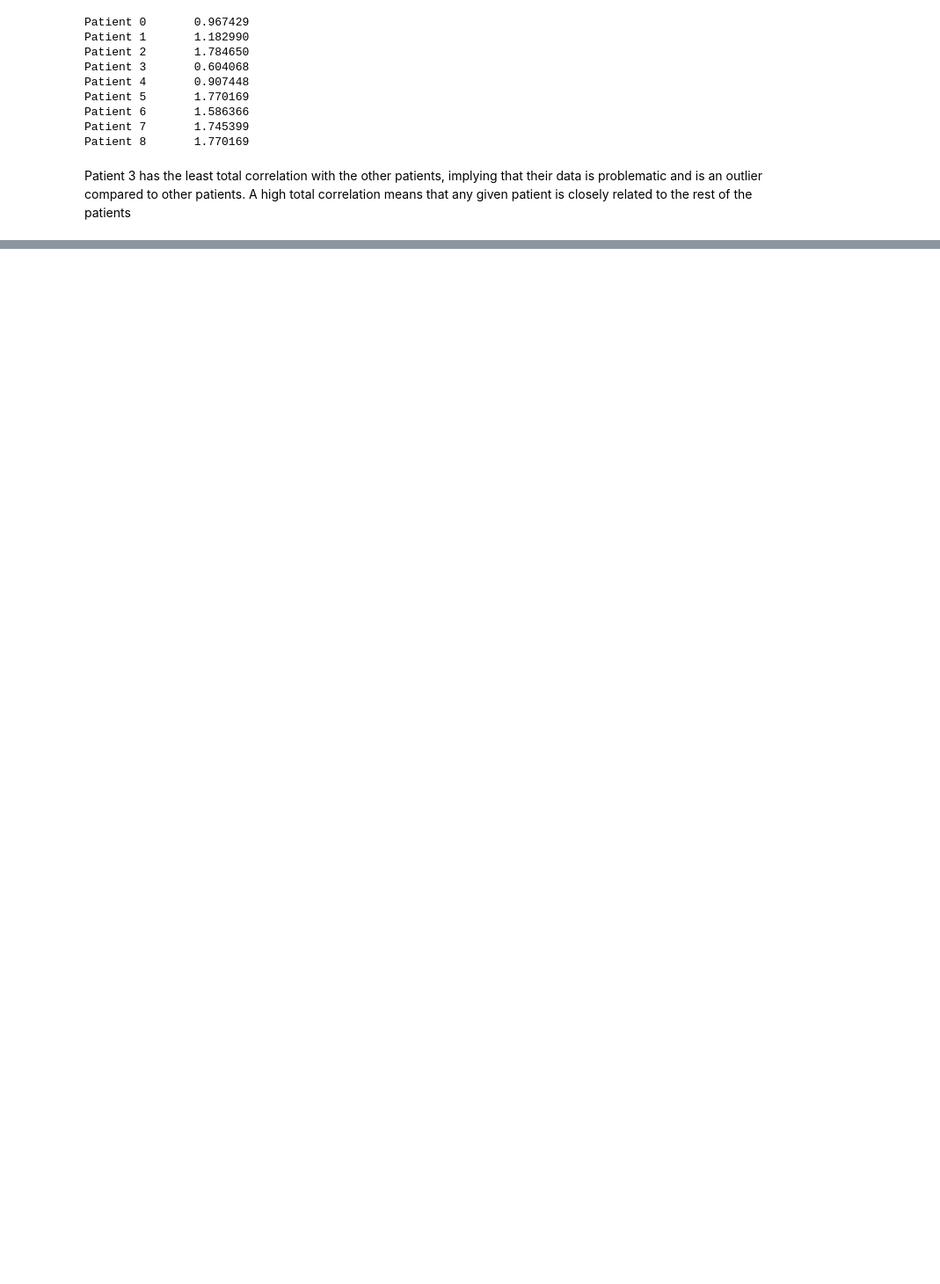
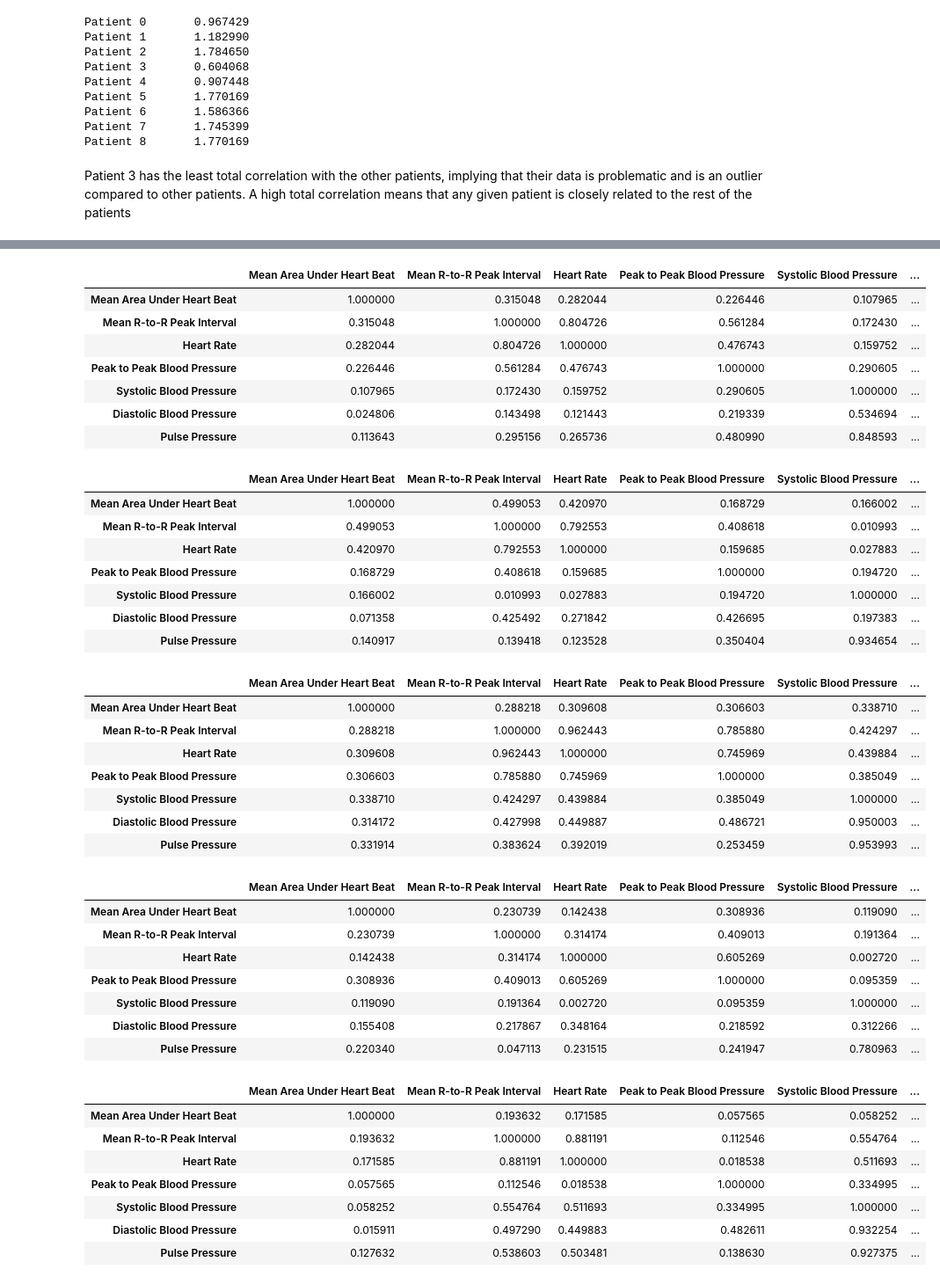
Before and after one commit to rahulsurti97/hospital_research, a Jupyter notebook: final_project.ipynb, the cells around one changed output, grey strips where cells are left out. Shown at 88% size. Cells and saved outputs as stored; diff of their text form; code cells hidden in the pictures; blank space fills up the shorter version.

```diff
--- a/final_project.ipynb
+++ b/final_project.ipynb
@@ -226,31 +558,73 @@ Patient 3 has the least total correlation with the other patients, implying that
 # %%
 # Task 2.2
 # Method 3
 
 # Eyeball the display(df) and look for three pair of features with lowest coefficient
 sum75 = 0
 sum24 = 0
 sum67 = 0
 
 # Go through each patient and compare their pair of feature coefficient
 sum_corrcoef = []
-for q in range(9):
+for patient in patient_data:
     corrcoef = []
-    for i in patient_data[0].columns:
+    for feature1 in features:
         temp = []
-        for j in patient_data[0].columns:
-            a = patient_data[q][i]
-            b = patient_data[q][j]
+        for feature2 in features:
+            a = patient[feature1]
+            b = patient[feature2]
             length = min(len(a), len(b))
             temp.append(abs(np.corrcoef(np.asarray(a[:length]), np.asarray(b[:length]))[0][1]))
         corrcoef.append(temp)
 
     df = pd.DataFrame(corrcoef)
-    sum75 += df[7][5]
+    sum75 += df[3][5]
     sum24 += df[2][4]
-    sum67 += df[6][7]
+    sum67 += df[6][1]
+    df.columns = features
+    df.index = features
 
-    # display(df)
+    display(df)
 print ("Coefficients of sum75 =", sum75, "sum24 =", sum24 , "sum67 =", sum67)
 print ("Lowest coefficient feature is 7")
 # %% [output]
+|  | Mean Area Under Heart Beat | Mean R-to-R Peak Interval | Heart Rate | Peak to Peak Blood Pressure | Systolic Blood Pressure | ... |
+| Mean Area Under Heart Beat | 1.000000 | 0.315048 | 0.282044 | 0.226446 | 0.107965 | ... |
+| Mean R-to-R Peak Interval | 0.315048 | 1.000000 | 0.804726 | 0.561284 | 0.172430 | ... |
+| Heart Rate | 0.282044 | 0.804726 | 1.000000 | 0.476743 | 0.159752 | ... |
+| Peak to Peak Blood Pressure | 0.226446 | 0.561284 | 0.476743 | 1.000000 | 0.290605 | ... |
+| Systolic Blood Pressure | 0.107965 | 0.172430 | 0.159752 | 0.290605 | 1.000000 | ... |
+| Diastolic Blood Pressure | 0.024806 | 0.143498 | 0.121443 | 0.219339 | 0.534694 | ... |
+| Pulse Pressure | 0.113643 | 0.295156 | 0.265736 | 0.480990 | 0.848593 | ... |
+|  | Mean Area Under Heart Beat | Mean R-to-R Peak Interval | Heart Rate | Peak to Peak Blood Pressure | Systolic Blood Pressure | ... |
+| Mean Area Under Heart Beat | 1.000000 | 0.499053 | 0.420970 | 0.168729 | 0.166002 | ... |
+| Mean R-to-R Peak Interval | 0.499053 | 1.000000 | 0.792553 | 0.408618 | 0.010993 | ... |
+| Heart Rate | 0.420970 | 0.792553 | 1.000000 | 0.159685 | 0.027883 | ... |
+| Peak to Peak Blood Pressure | 0.168729 | 0.408618 | 0.159685 | 1.000000 | 0.194720 | ... |
+| Systolic Blood Pressure | 0.166002 | 0.010993 | 0.027883 | 0.194720 | 1.000000 | ... |
+| Diastolic Blood Pressure | 0.071358 | 0.425492 | 0.271842 | 0.426695 | 0.197383 | ... |
+| Pulse Pressure | 0.140917 | 0.139418 | 0.123528 | 0.350404 | 0.934654 | ... |
+|  | Mean Area Under Heart Beat | Mean R-to-R Peak Interval | Heart Rate | Peak to Peak Blood Pressure | Systolic Blood Pressure | ... |
+| Mean Area Under Heart Beat | 1.000000 | 0.288218 | 0.309608 | 0.306603 | 0.338710 | ... |
+| Mean R-to-R Peak Interval | 0.288218 | 1.000000 | 0.962443 | 0.785880 | 0.424297 | ... |
+| Heart Rate | 0.309608 | 0.962443 | 1.000000 | 0.745969 | 0.439884 | ... |
+| Peak to Peak Blood Pressure | 0.306603 | 0.785880 | 0.745969 | 1.000000 | 0.385049 | ... |
+| Systolic Blood Pressure | 0.338710 | 0.424297 | 0.439884 | 0.385049 | 1.000000 | ... |
+| Diastolic Blood Pressure | 0.314172 | 0.427998 | 0.449887 | 0.486721 | 0.950003 | ... |
+| Pulse Pressure | 0.331914 | 0.383624 | 0.392019 | 0.253459 | 0.953993 | ... |
+|  | Mean Area Under Heart Beat | Mean R-to-R Peak Interval | Heart Rate | Peak to Peak Blood Pressure | Systolic Blood Pressure | ... |
+| Mean Area Under Heart Beat | 1.000000 | 0.230739 | 0.142438 | 0.308936 | 0.119090 | ... |
+| Mean R-to-R Peak Interval | 0.230739 | 1.000000 | 0.314174 | 0.409013 | 0.191364 | ... |
+| Heart Rate | 0.142438 | 0.314174 | 1.000000 | 0.605269 | 0.002720 | ... |
+| Peak to Peak Blood Pressure | 0.308936 | 0.409013 | 0.605269 | 1.000000 | 0.095359 | ... |
+| Systolic Blood Pressure | 0.119090 | 0.191364 | 0.002720 | 0.095359 | 1.000000 | ... |
+| Diastolic Blood Pressure | 0.155408 | 0.217867 | 0.348164 | 0.218592 | 0.312266 | ... |
+| Pulse Pressure | 0.220340 | 0.047113 | 0.231515 | 0.241947 | 0.780963 | ... |
+|  | Mean Area Under Heart Beat | Mean R-to-R Peak Interval | Heart Rate | Peak to Peak Blood Pressure | Systolic Blood Pressure | ... |
+| Mean Area Under Heart Beat | 1.000000 | 0.193632 | 0.171585 | 0.057565 | 0.058252 | ... |
+| Mean R-to-R Peak Interval | 0.193632 | 1.000000 | 0.881191 | 0.112546 | 0.554764 | ... |
+| Heart Rate | 0.171585 | 0.881191 | 1.000000 | 0.018538 | 0.511693 | ... |
+| Peak to Peak Blood Pressure | 0.057565 | 0.112546 | 0.018538 | 1.000000 | 0.334995 | ... |
+| Systolic Blood Pressure | 0.058252 | 0.554764 | 0.511693 | 0.334995 | 1.000000 | ... |
+| Diastolic Blood Pressure | 0.015911 | 0.497290 | 0.449883 | 0.482611 | 0.932254 | ... |
+| Pulse Pressure | 0.127632 | 0.538603 | 0.503481 | 0.138630 | 0.927375 | ... |
```
Also changed, not shown: parts of 12 cells of this notebook.
